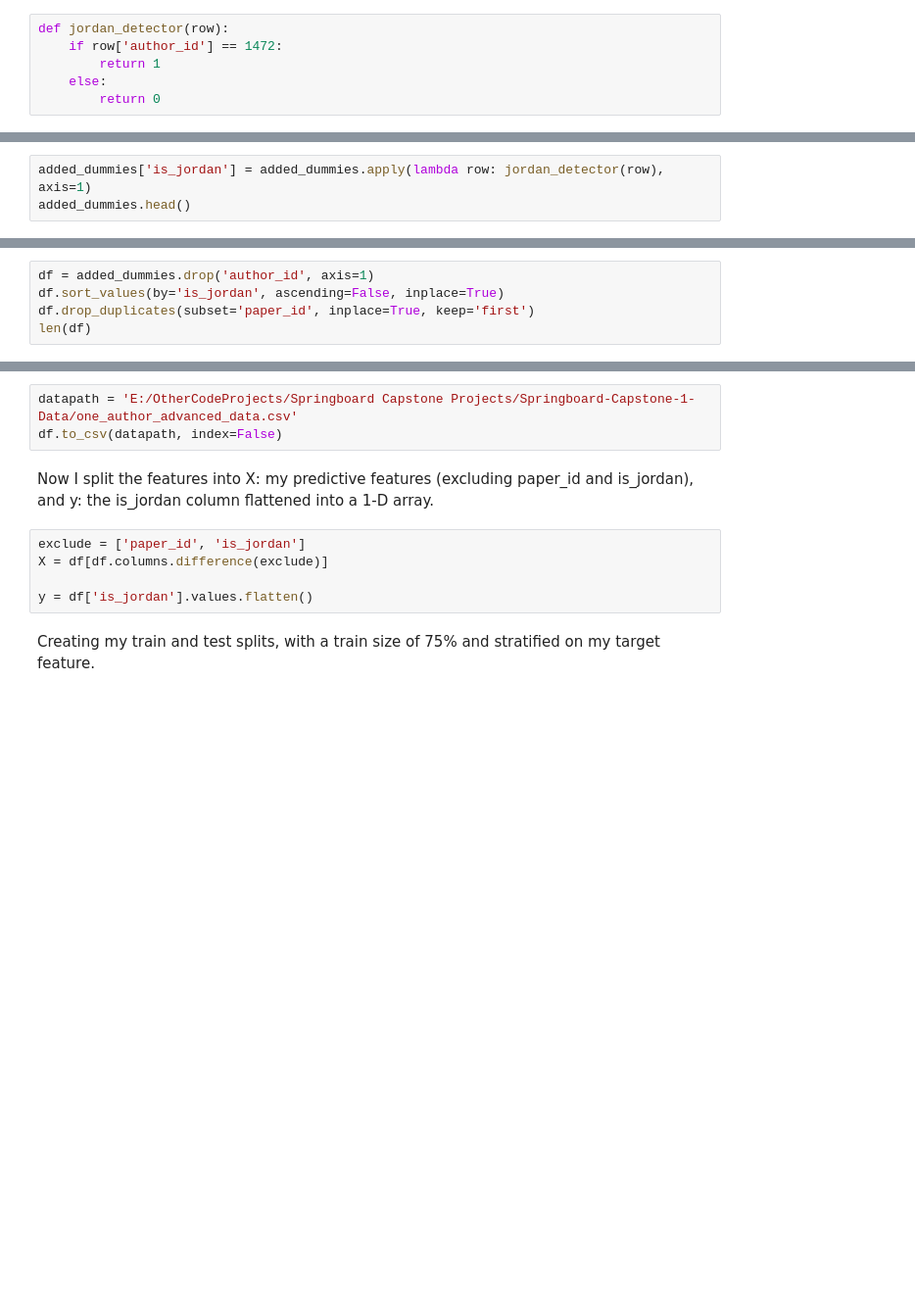
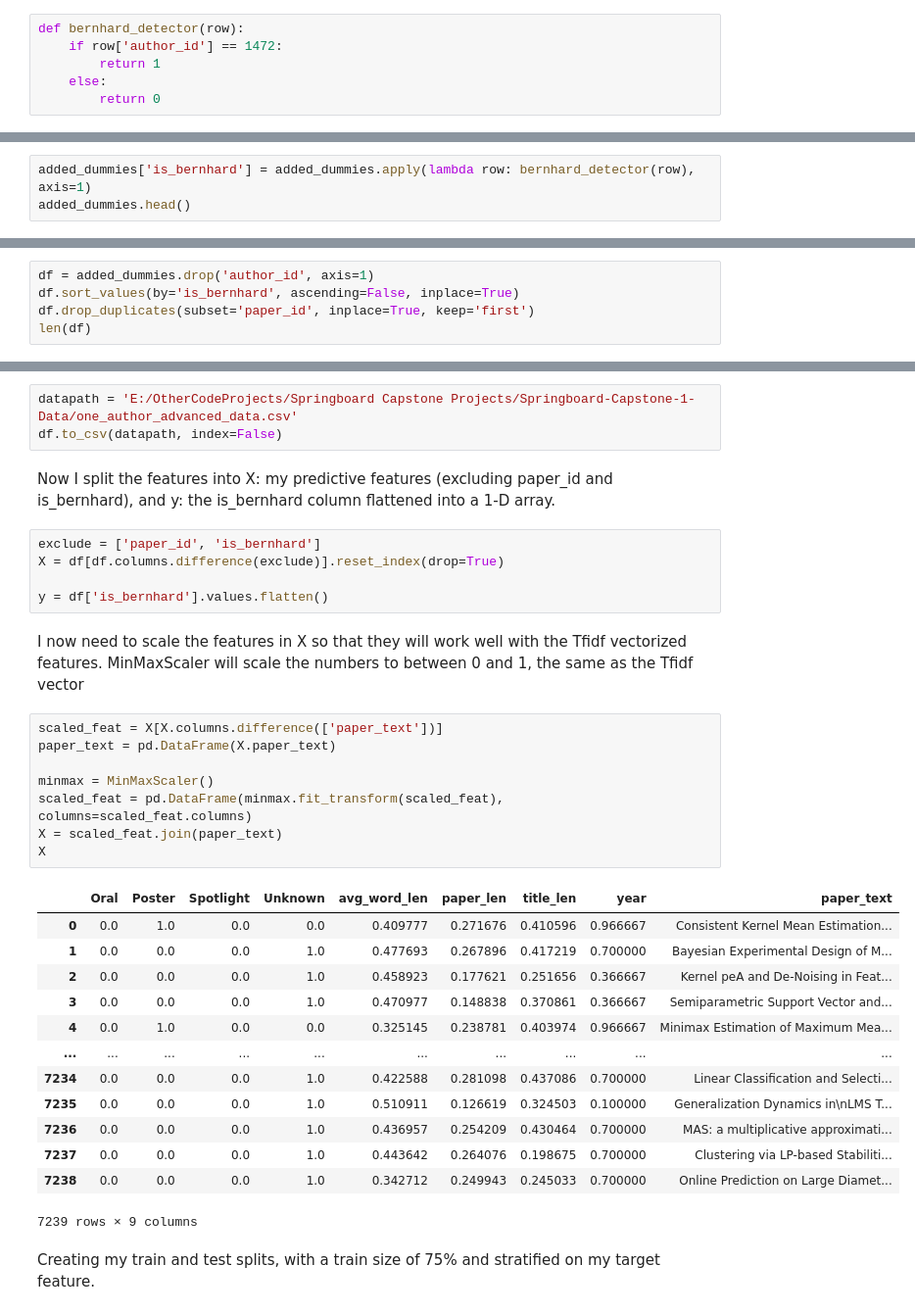
Before and after one commit to wwhite5/Springboard-Capstone-1-NLP, a Jupyter notebook: Notebooks/One_Author_advanced.ipynb, the cells around one changed output, grey strips where cells are left out. Shown at 98% size. Saved outputs shown, nothing was run; the diff lists cells and outputs as text; blank space fills up the shorter version.

```diff
--- a/Notebooks/One_Author_advanced.ipynb
+++ b/Notebooks/One_Author_advanced.ipynb
@@ -151,5 +153,5 @@ Now I am using a custom function to check for Michael Jordan's author id (330),
 # %%
-def jordan_detector(row):
+def bernhard_detector(row):
     if row['author_id'] == 1472:
         return 1
     else:
@@ -159,5 +161,5 @@ Applying this custom function to the dataframe creates a new column with what wi
 # %%
-added_dummies['is_jordan'] = added_dummies.apply(lambda row: jordan_detector(row), axis=1)
+added_dummies['is_bernhard'] = added_dummies.apply(lambda row: bernhard_detector(row), axis=1)
 added_dummies.head()
 # %% [output]
 |  | year | paper_text | paper_id | author_id | title_len | paper_len | avg_word_len | Oral | Poster | ... |
@@ -171,6 +173,6 @@ Now I can drop the author_id column, and in order to remove duplicate papers I s
 # %%
 df = added_dummies.drop('author_id', axis=1)
-df.sort_values(by='is_jordan', ascending=False, inplace=True)
+df.sort_values(by='is_bernhard', ascending=False, inplace=True)
 df.drop_duplicates(subset='paper_id', inplace=True, keep='first')
 len(df)
 # %% [output]
@@ -198,12 +200,36 @@ Saving this dataframe so I can use it later
 datapath = 'E:/OtherCodeProjects/Springboard Capstone Projects/Springboard-Capstone-1-Data/one_author_advanced_data.csv'
 df.to_csv(datapath, index=False)
 # %% [markdown]
-Now I split the features into X: my predictive features (excluding paper_id and is_jordan), and y: the is_jordan column flattened into a 1-D array.
+Now I split the features into X: my predictive features (excluding paper_id and is_bernhard), and y: the is_bernhard column flattened into a 1-D array.
 # %%
-exclude = ['paper_id', 'is_jordan']
-X = df[df.columns.difference(exclude)]
+exclude = ['paper_id', 'is_bernhard']
+X = df[df.columns.difference(exclude)].reset_index(drop=True)
 
-y = df['is_jordan'].values.flatten()
+y = df['is_bernhard'].values.flatten()
+# %% [markdown]
+I now need to scale the features in X so that they will work well with the Tfidf vectorized features. MinMaxScaler will scale the numbers to between 0 and 1, the same as the Tfidf vector
+# %%
+scaled_feat = X[X.columns.difference(['paper_text'])]
+paper_text = pd.DataFrame(X.paper_text)
+
+minmax = MinMaxScaler()
+scaled_feat = pd.DataFrame(minmax.fit_transform(scaled_feat), columns=scaled_feat.columns)
+X = scaled_feat.join(paper_text)
+X
+# %% [output]
+|  | Oral | Poster | Spotlight | Unknown | avg_word_len | paper_len | title_len | year | paper_text |
+| 0 | 0.0 | 1.0 | 0.0 | 0.0 | 0.409777 | 0.271676 | 0.410596 | 0.966667 | Consistent Kernel Mean Estimation... |
+| 1 | 0.0 | 0.0 | 0.0 | 1.0 | 0.477693 | 0.267896 | 0.417219 | 0.700000 | Bayesian Experimental Design of M... |
+| 2 | 0.0 | 0.0 | 0.0 | 1.0 | 0.458923 | 0.177621 | 0.251656 | 0.366667 | Kernel peA and De-Noising in Feat... |
+| 3 | 0.0 | 0.0 | 0.0 | 1.0 | 0.470977 | 0.148838 | 0.370861 | 0.366667 | Semiparametric Support Vector and... |
+| 4 | 0.0 | 1.0 | 0.0 | 0.0 | 0.325145 | 0.238781 | 0.403974 | 0.966667 | Minimax Estimation of Maximum Mea... |
+| ... | ... | ... | ... | ... | ... | ... | ... | ... | ... |
+| 7234 | 0.0 | 0.0 | 0.0 | 1.0 | 0.422588 | 0.281098 | 0.437086 | 0.700000 | Linear Classification and Selecti... |
+| 7235 | 0.0 | 0.0 | 0.0 | 1.0 | 0.510911 | 0.126619 | 0.324503 | 0.100000 | Generalization Dynamics in\nLMS T... |
+| 7236 | 0.0 | 0.0 | 0.0 | 1.0 | 0.436957 | 0.254209 | 0.430464 | 0.700000 | MAS: a multiplicative approximati... |
+| 7237 | 0.0 | 0.0 | 0.0 | 1.0 | 0.443642 | 0.264076 | 0.198675 | 0.700000 | Clustering via LP-based Stabiliti... |
+| 7238 | 0.0 | 0.0 | 0.0 | 1.0 | 0.342712 | 0.249943 | 0.245033 | 0.700000 | Online Prediction on Large Diamet... |
+7239 rows × 9 columns
 # %% [markdown]
 Creating my train and test splits, with a train size of 75% and stratified on my target feature.
 # %%
```
Also changed, not shown: parts of 35 cells of this notebook, 4 other files.
